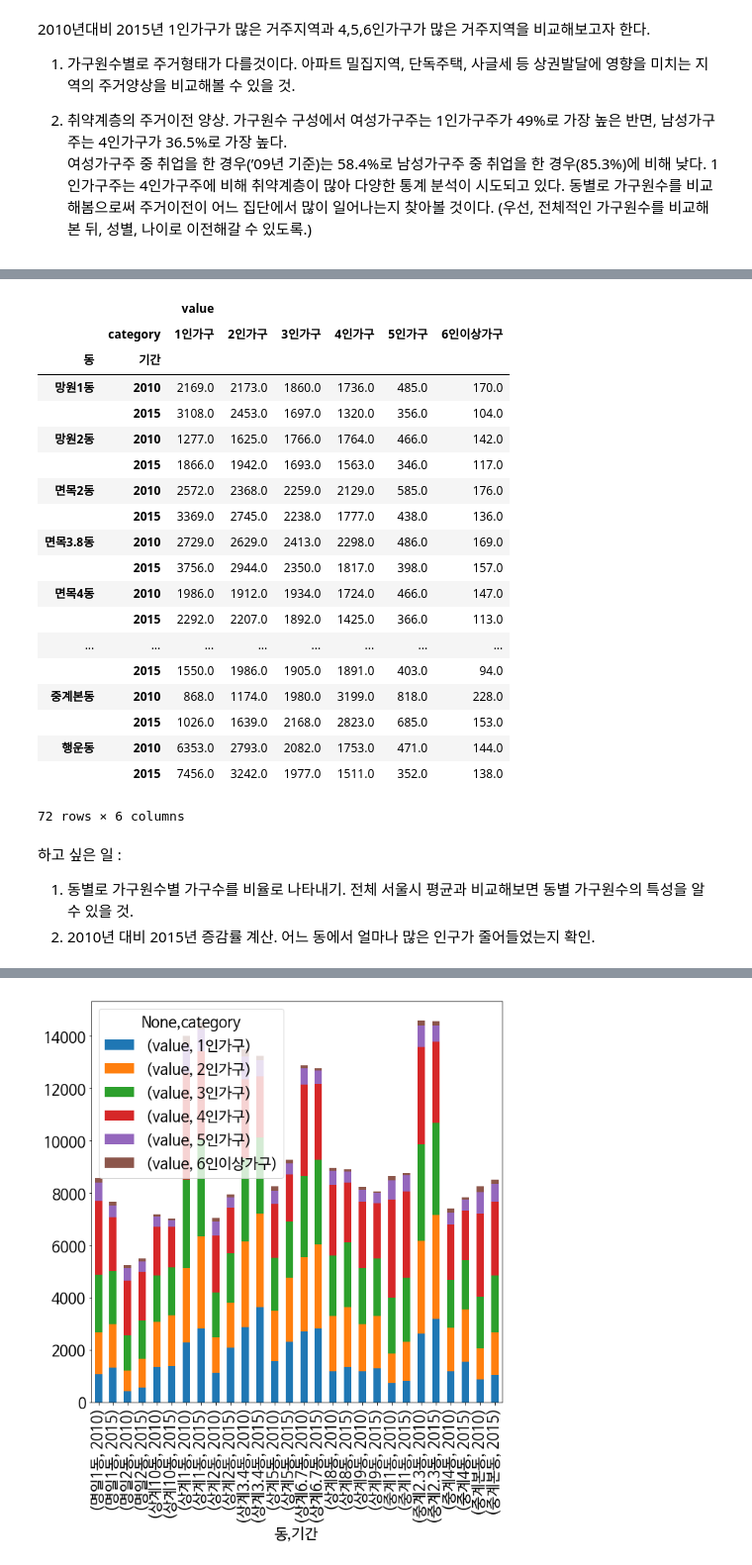
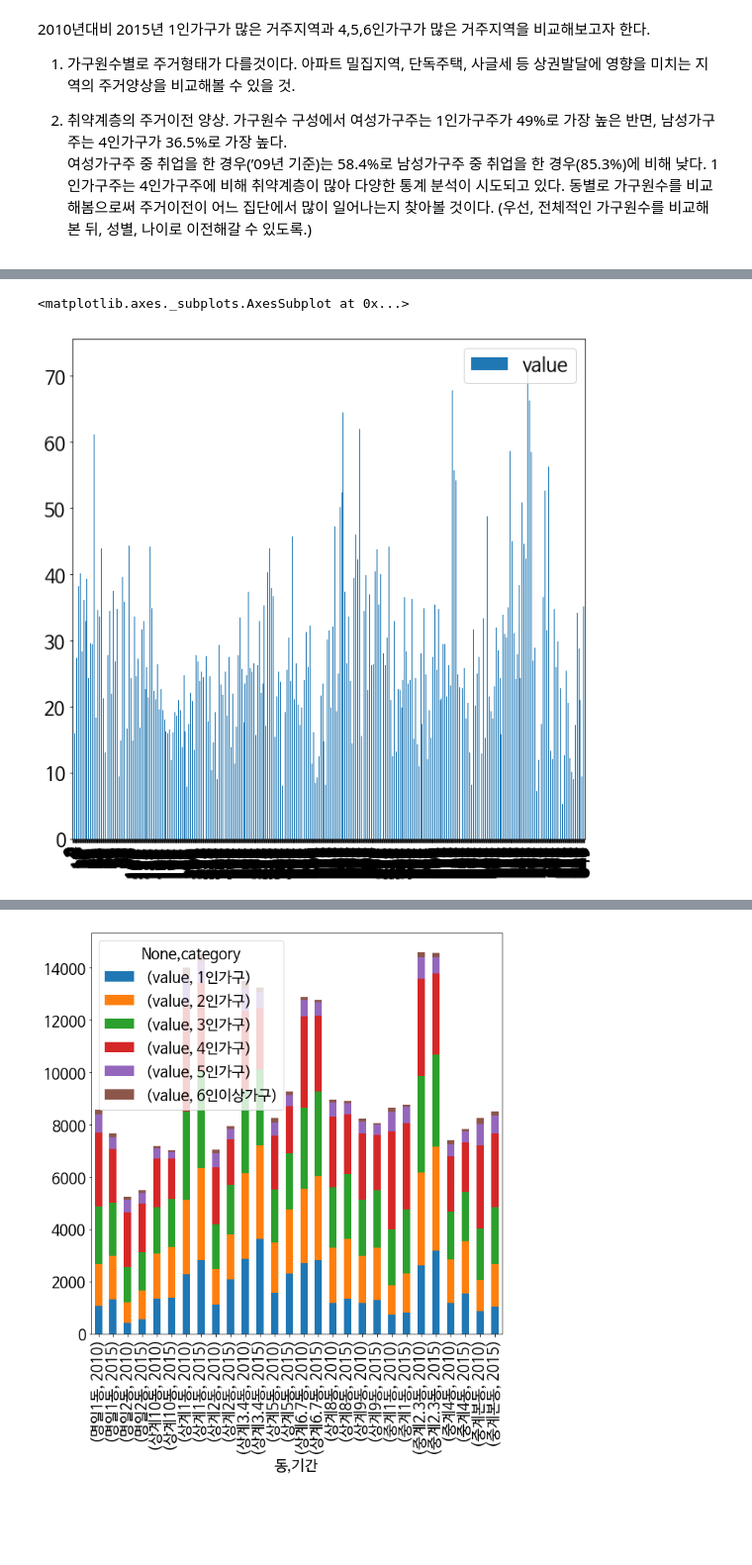
Before and after one commit to dataitgirls2/Next_Hip_Place, a Jupyter notebook: code/seoul_populations/house_hold_analysis.ipynb, the cells around one changed output, grey strips where cells are left out. Shown at 99% size. Cells and saved outputs as stored; diff of their text form; code cells hidden in the pictures; blank space fills up the shorter version.

```diff
--- a/code/seoul_populations/house_hold_analysis.ipynb
+++ b/code/seoul_populations/house_hold_analysis.ipynb
@@ -143,28 +256,5 @@ df.head()
-# %%
-df2 = df.set_index(['동','기간','category']).unstack()
-df2
-# %% [output]
-|  |  | value |  |  |  |  |  |
-|  | category | 1인가구 | 2인가구 | 3인가구 | 4인가구 | 5인가구 | 6인이상가구 |
-| 동 | 기간 |  |  |  |  |  |  |
-| 망원1동 | 2010 | 2169.0 | 2173.0 | 1860.0 | 1736.0 | 485.0 | 170.0 |
-|  | 2015 | 3108.0 | 2453.0 | 1697.0 | 1320.0 | 356.0 | 104.0 |
-| 망원2동 | 2010 | 1277.0 | 1625.0 | 1766.0 | 1764.0 | 466.0 | 142.0 |
-|  | 2015 | 1866.0 | 1942.0 | 1693.0 | 1563.0 | 346.0 | 117.0 |
-| 면목2동 | 2010 | 2572.0 | 2368.0 | 2259.0 | 2129.0 | 585.0 | 176.0 |
-|  | 2015 | 3369.0 | 2745.0 | 2238.0 | 1777.0 | 438.0 | 136.0 |
-| 면목3.8동 | 2010 | 2729.0 | 2629.0 | 2413.0 | 2298.0 | 486.0 | 169.0 |
-|  | 2015 | 3756.0 | 2944.0 | 2350.0 | 1817.0 | 398.0 | 157.0 |
-| 면목4동 | 2010 | 1986.0 | 1912.0 | 1934.0 | 1724.0 | 466.0 | 147.0 |
-|  | 2015 | 2292.0 | 2207.0 | 1892.0 | 1425.0 | 366.0 | 113.0 |
-| ... | ... | ... | ... | ... | ... | ... | ... |
-|  | 2015 | 1550.0 | 1986.0 | 1905.0 | 1891.0 | 403.0 | 94.0 |
-| 중계본동 | 2010 | 868.0 | 1174.0 | 1980.0 | 3199.0 | 818.0 | 228.0 |
-|  | 2015 | 1026.0 | 1639.0 | 2168.0 | 2823.0 | 685.0 | 153.0 |
-| 행운동 | 2010 | 6353.0 | 2793.0 | 2082.0 | 1753.0 | 471.0 | 144.0 |
-|  | 2015 | 7456.0 | 3242.0 | 1977.0 | 1511.0 | 352.0 | 138.0 |
-72 rows × 6 columns
-# %% [markdown]
-하고 싶은 일 :
-1. 동별로 가구원수별 가구수를 비율로 나타내기. 전체 서울시 평균과 비교해보면 동별 가구원수의 특성을 알 수 있을 것.
-2. 2010년 대비 2015년 증감률 계산. 어느 동에서 얼마나 많은 인구가 줄어들었는지 확인.
+# %%
+df.plot.bar()
+# %% [output]
+<matplotlib.axes._subplots.AxesSubplot at 0x...>
+[figure, added]
```
Also changed, not shown: parts of 25 cells of this notebook.
